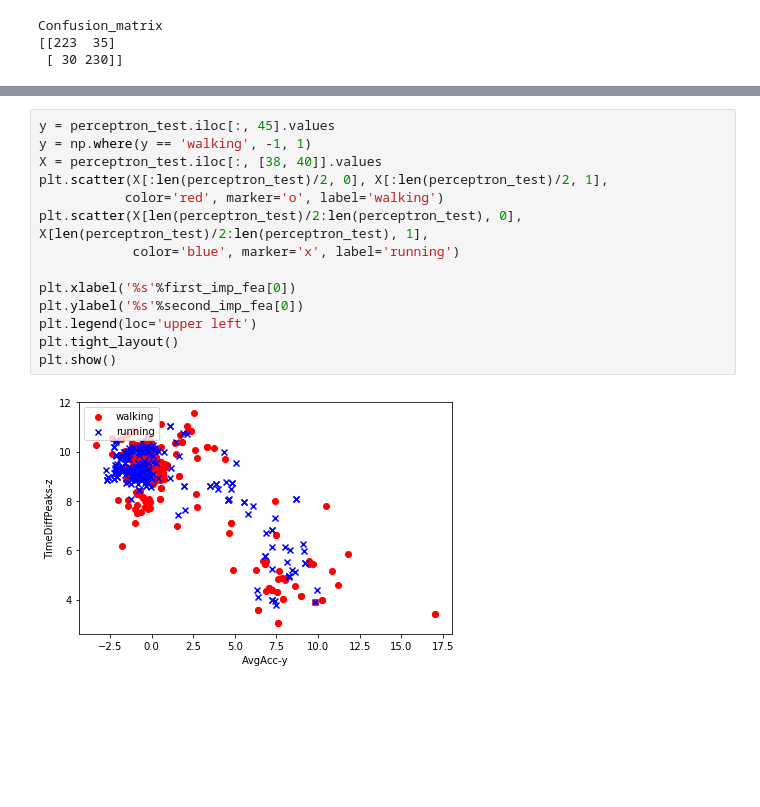
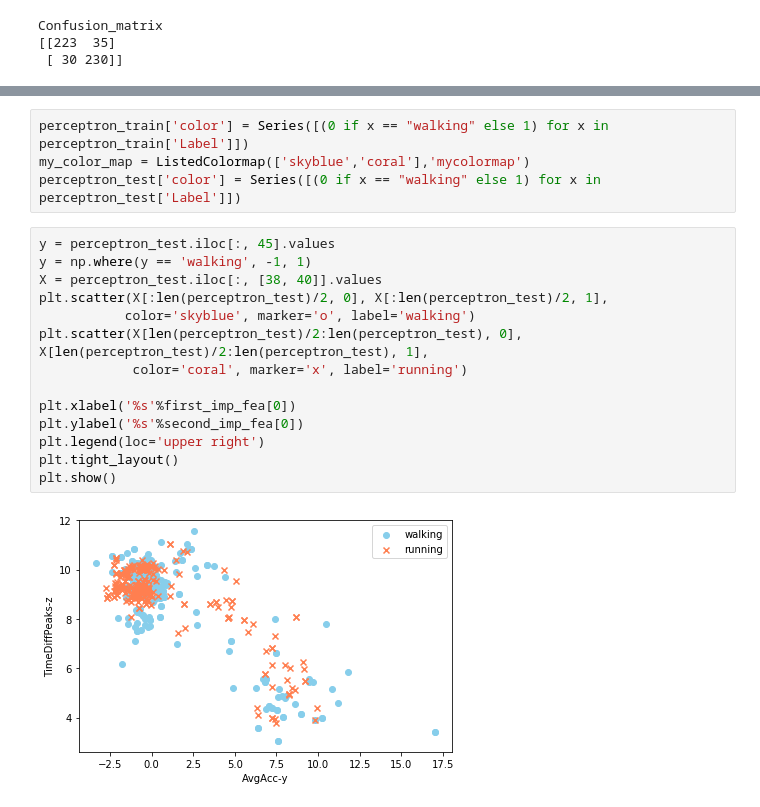
Before and after one commit to bkommineni/Activity-Recognition-Using-Sensordata, a Jupyter notebook: NeuronBinaryClassification/Jupyter_Notebook/Perceptron_3_train_10_val.ipynb, the cells around one changed output, grey strips where cells are left out. Saved outputs shown, nothing was run; the diff lists cells and outputs as text; blank space fills up the shorter version.

```diff
--- a/NeuronBinaryClassification/Jupyter_Notebook/Perceptron_3_train_10_val.ipynb
+++ b/NeuronBinaryClassification/Jupyter_Notebook/Perceptron_3_train_10_val.ipynb
@@ -69,19 +71,23 @@ Important features (featureName, weigh of important, #column)
 ('StdDev-z', -126.95568127565883, 43)
 ('AvgAcc-z', -139.29304714169331, 40)
 ('StdDev-x', -143.60420869538123, 41)
+# %%
+perceptron_train['color'] = Series([(0 if x == "walking" else 1) for x in perceptron_train['Label']])
+my_color_map = ListedColormap(['skyblue','coral'],'mycolormap')
+perceptron_test['color'] = Series([(0 if x == "walking" else 1) for x in perceptron_test['Label']])
 # %%
 y = perceptron_test.iloc[:, 45].values
 y = np.where(y == 'walking', -1, 1)
 X = perceptron_test.iloc[:, [38, 40]].values
 plt.scatter(X[:len(perceptron_test)/2, 0], X[:len(perceptron_test)/2, 1],
-           color='red', marker='o', label='walking')
+           color='skyblue', marker='o', label='walking')
 plt.scatter(X[len(perceptron_test)/2:len(perceptron_test), 0], X[len(perceptron_test)/2:len(perceptron_test), 1],
-            color='blue', marker='x', label='running')
+            color='coral', marker='x', label='running')
 
 plt.xlabel('%s'%first_imp_fea[0])
 plt.ylabel('%s'%second_imp_fea[0])
-plt.legend(loc='upper left')
+plt.legend(loc='upper right')
 plt.tight_layout()
 plt.show()
 # %% [output]
-[figure, old version]
+[figure, new version]
```
Also changed, not shown: parts of 3 cells of this notebook, 2 other files.
